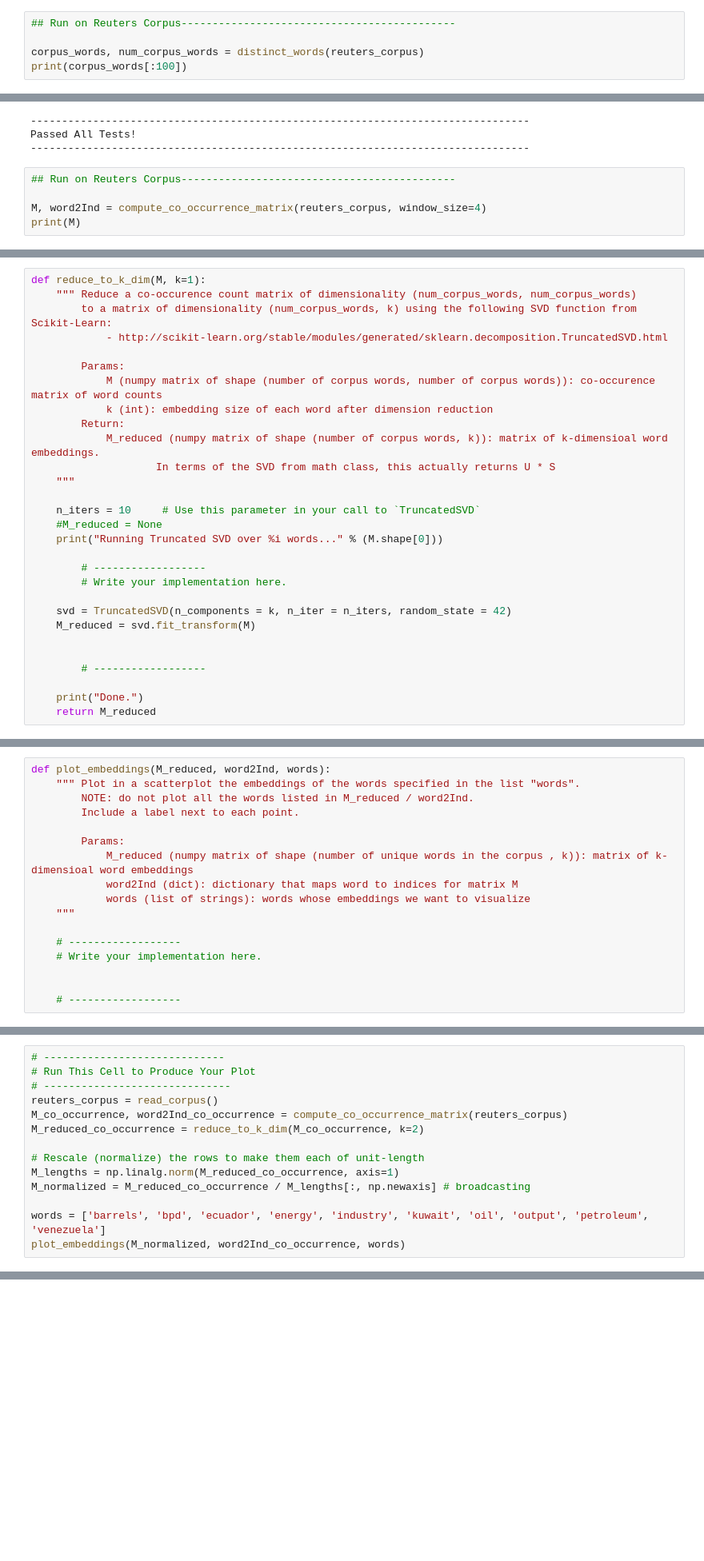
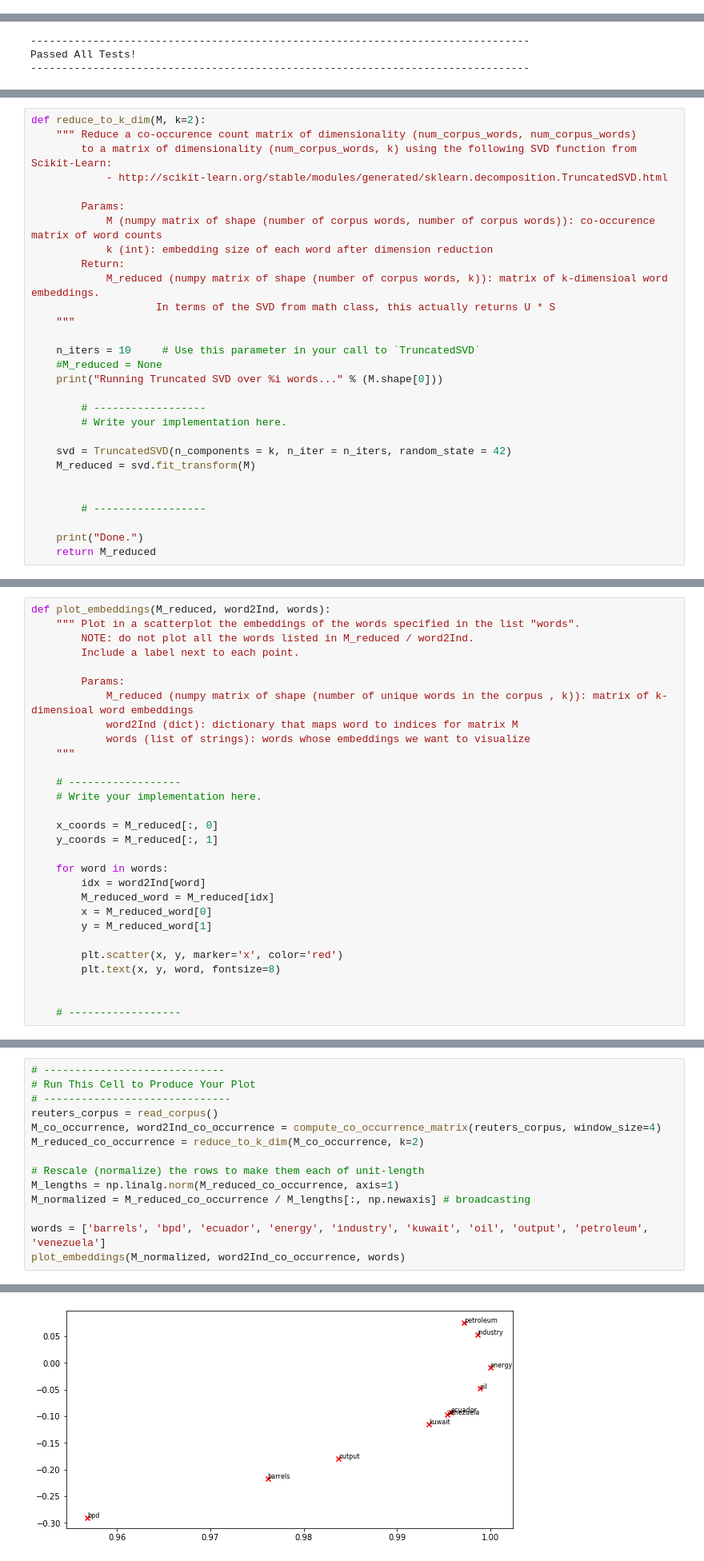
Before and after one commit to delos001/DS_Recipes, a Jupyter notebook: NLP/Stanford_Class/a1/exploring_word_vectors-JDwork.ipynb, the cells around one changed output, grey strips where cells are left out. Shown at 80% size. Cells and saved outputs as stored; diff of their text form; blank space fills up the shorter version.

```diff
--- a/NLP/Stanford_Class/a1/exploring_word_vectors-JDwork.ipynb
+++ b/NLP/Stanford_Class/a1/exploring_word_vectors-JDwork.ipynb
@@ -185,8 +185,3 @@ print ("-" * 80)
 --------------------------------------------------------------------------------
 Passed All Tests!
 --------------------------------------------------------------------------------
-# %%
-## Run on Reuters Corpus--------------------------------------------
-
-corpus_words, num_corpus_words = distinct_words(reuters_corpus)
-print(corpus_words[:100])
@@ -306,8 +299,3 @@ print ("-" * 80)
 --------------------------------------------------------------------------------
 Passed All Tests!
 --------------------------------------------------------------------------------
-# %%
-## Run on Reuters Corpus--------------------------------------------
-
-M, word2Ind = compute_co_occurrence_matrix(reuters_corpus, window_size=4)
-print(M)
@@ -326,7 +306,7 @@ Construct a method that performs dimensionality reduction on the matrix to produ
 
 **Note:** All of numpy, scipy, and scikit-learn (`sklearn`) provide *some* implementation of SVD, but only scipy and sklearn provide an implementation of Truncated SVD, and only sklearn provides an efficient randomized algorithm for calculating large-scale Truncated SVD. So please use [sklearn.decomposition.TruncatedSVD](https://scikit-learn.org/stable/modules/generated/sklearn.decomposition.TruncatedSVD.html).
 # %%
-def reduce_to_k_dim(M, k=1):
+def reduce_to_k_dim(M, k=2):
     """ Reduce a co-occurence count matrix of dimensionality (num_corpus_words, num_corpus_words)
         to a matrix of dimensionality (num_corpus_words, k) using the following SVD function from Scikit-Learn:
             - http://scikit-learn.org/stable/modules/generated/sklearn.decomposition.TruncatedSVD.html
@@ -421,6 +381,18 @@ def plot_embeddings(M_reduced, word2Ind, words):
     # ------------------
     # Write your implementation here.
 
+    x_coords = M_reduced[:, 0]
+    y_coords = M_reduced[:, 1]
+
+    for word in words:
+        idx = word2Ind[word]
+        M_reduced_word = M_reduced[idx]
+        x = M_reduced_word[0]
+        y = M_reduced_word[1]
+
+        plt.scatter(x, y, marker='x', color='red')
+        plt.text(x, y, word, fontsize=8)
+
 
     # ------------------
 # %%
@@ -455,7 +432,7 @@ Run the below cell to produce the plot. It'll probably take a few seconds to run
 # Run This Cell to Produce Your Plot
 # ------------------------------
 reuters_corpus = read_corpus()
-M_co_occurrence, word2Ind_co_occurrence = compute_co_occurrence_matrix(reuters_corpus)
+M_co_occurrence, word2Ind_co_occurrence = compute_co_occurrence_matrix(reuters_corpus, window_size=4)
 M_reduced_co_occurrence = reduce_to_k_dim(M_co_occurrence, k=2)
 
 # Rescale (normalize) the rows to make them each of unit-length
@@ -464,3 +441,4 @@ M_normalized = M_reduced_co_occurrence / M_lengths[:, np.newaxis] # broadcasting
 
 words = ['barrels', 'bpd', 'ecuador', 'energy', 'industry', 'kuwait', 'oil', 'output', 'petroleum', 'venezuela']
 plot_embeddings(M_normalized, word2Ind_co_occurrence, words)
+# %% [output]
@@ -467,3 +447,4 @@ plot_embeddings(M_normalized, word2Ind_co_occurrence, words)
+[figure, added]
 # %% [markdown]
 #### <font color="red">Write your answer here.</font>
 # %% [markdown]
```
Also changed, not shown: parts of 8 cells of this notebook.
